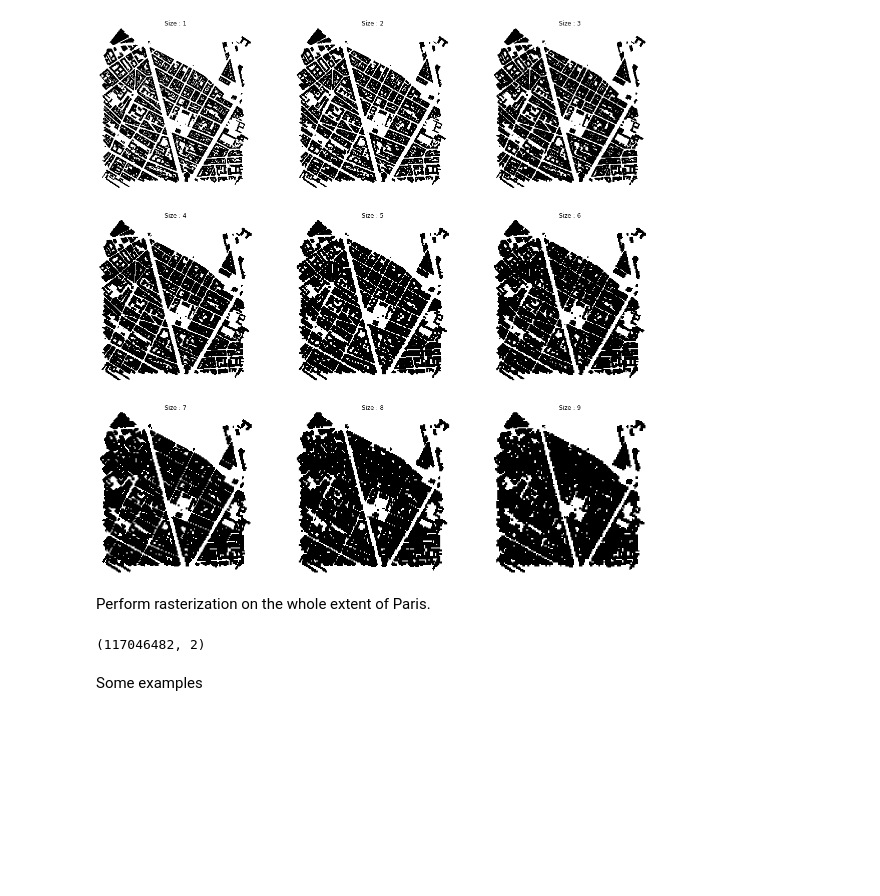
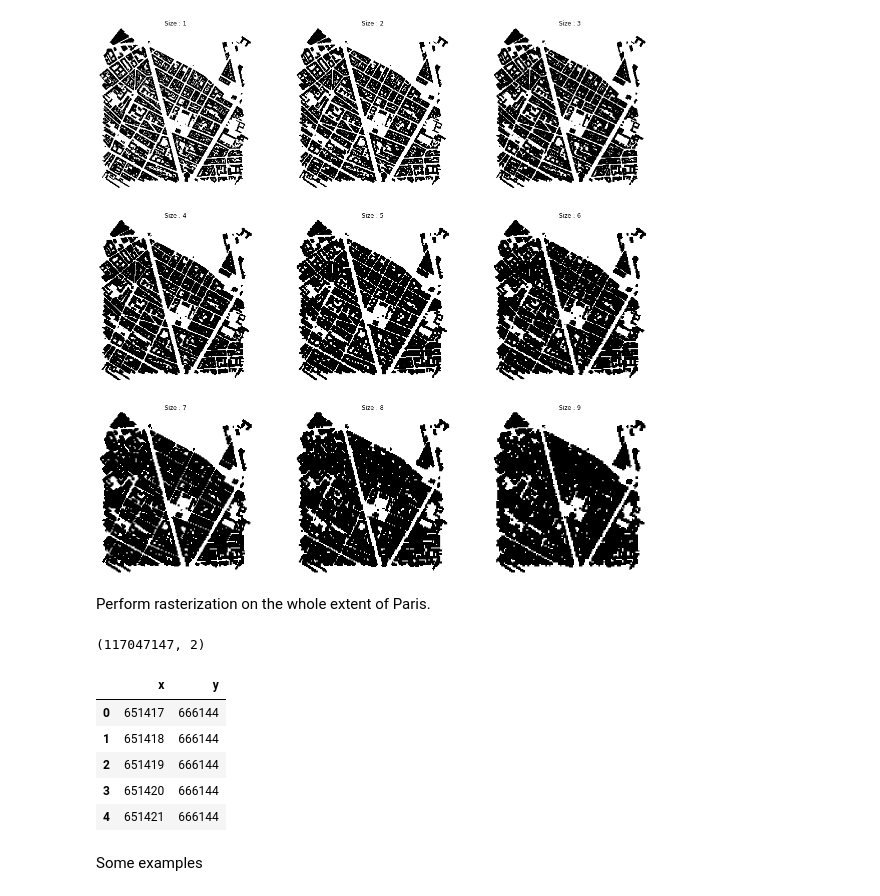
Before and after one commit to fsemecurbe/geography_examples, a Jupyter notebook: vector_to_raster.ipynb, the cells around one changed output. Drawn from its saved outputs; the diff is of its cells as text; code cells hidden in the pictures; blank space fills up the shorter version.

```diff
--- a/vector_to_raster.ipynb
+++ b/vector_to_raster.ipynb
@@ -45,14 +45,18 @@ def rasterizeBlackWhite(sdf, size, points=True):
        points : if points is true return a pandas DataFrame, otherwise a numpy array"""
     bounds = sdf.total_bounds
     geometry = sdf.geometry
-    geometry = geometry.translate(xoff=-bounds[0], yoff=-bounds[1], zoff=0.0)
+    xmin = np.floor(bounds[0] / size) * size
+    ymin = np.floor(bounds[1] / size) * size
+    xmax = np.ceil(bounds[2] / size) * size
+    ymax = np.ceil(bounds[3] / size) * size
+    geometry = geometry.translate(xoff=-xmin, yoff=-ymin, zoff=0.0)
     geometry = geometry.scale(xfact=1/size,yfact=1/size,origin=(0,0))
-    width = int((bounds[2] - bounds[0])/size)
-    height = int((bounds[3] - bounds[1])/size)
+    width = int((xmax - xmin)/size)
+    height = int((ymax - ymin)/size)
     raster = features.rasterize(geometry, (height,width),fill=0,all_touched=True)
     if points==True:
         y, x = np.where(raster)
-        return(pd.DataFrame({'x' : x * size + bounds[0] , 'y' : y * size + bounds[1]}))
+        return(pd.DataFrame({'x' : x * size + xmin , 'y' : y * size + xmax}))
     else:
         return(np.flip(raster.reshape(raster.shape[0], raster.shape[1]),0))
 # %%
@@ -93,7 +97,19 @@ points = rasterizeBlackWhite(building,1)
 # %%
 points.shape
 # %% [output]
-(117046482, 2)
+(117047147, 2)
+# %%
+points.x = points.x.astype(int)
+points.y = points.y.astype(int)
+# %%
+points.head(5)
+# %% [output]
+|  | x | y |
+| 0 | 651417 | 666144 |
+| 1 | 651418 | 666144 |
+| 2 | 651419 | 666144 |
+| 3 | 651420 | 666144 |
+| 4 | 651421 | 666144 |
 # %%
 points.to_csv('points_75_1m.csv', compression='zip')
 # %% [markdown]
```
